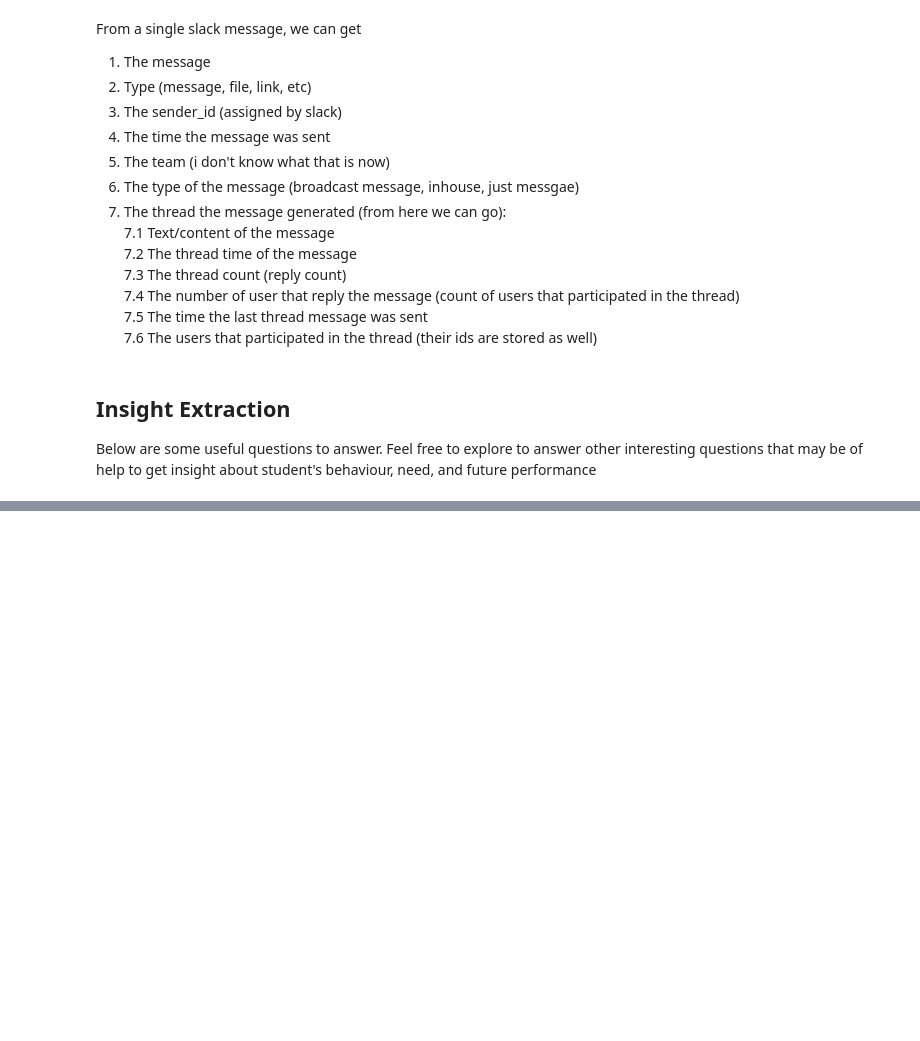
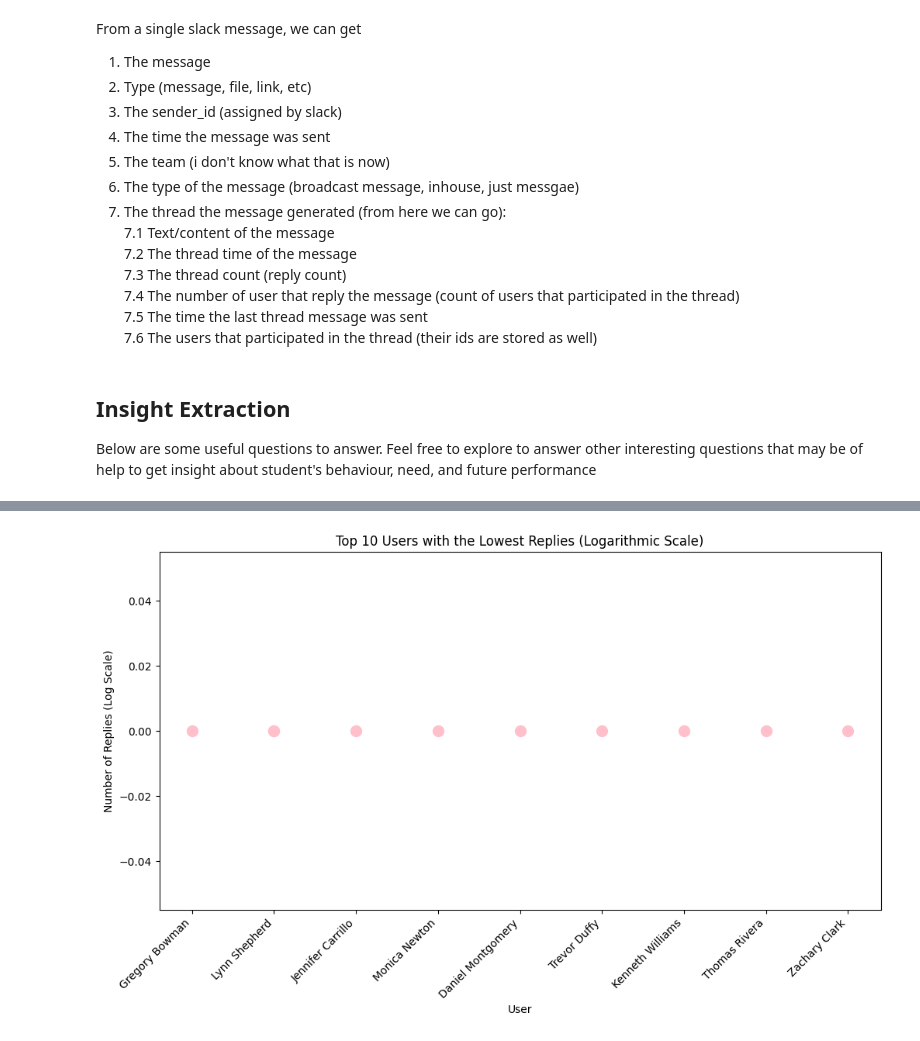
Before and after one commit to Azizadx/nasrallah-week0_10academy, a Jupyter notebook: notebooks/parse_slack_data.ipynb, the cells around one changed output, grey strips where cells are left out. Cells and saved outputs as stored; diff of their text form; code cells hidden in the pictures; blank space fills up the shorter version.

```diff
--- a/notebooks/parse_slack_data.ipynb
+++ b/notebooks/parse_slack_data.ipynb
@@ -334,0 +396,4 @@ Below are some useful questions to answer. Feel free to explore to answer other
+# %%
+def get_bottom_users_by_replies_count(data: pd.DataFrame, bottom_n=10):
+    bottom_users = data.nsmallest(bottom_n, 'reply_count')[['sender_name', 'reply_count']]
+    return bottom_users
@@ -334,0 +430,18 @@ Below are some useful questions to answer. Feel free to explore to answer other
+# %%
+def plot_top_users_with_lowest_replies(data: pd.DataFrame, top_n=10):
+    bottom_users = get_bottom_users_by_replies_count(data, top_n)
+
+    plt.figure(figsize=(12, 6))
+    plt.scatter(bottom_users['sender_name'], bottom_users['reply_count'], color='pink', s=100)
+    plt.title(f'Top {top_n} Users with the Lowest Replies (Logarithmic Scale)')
+    plt.xlabel('User')
+    plt.ylabel('Number of Replies (Log Scale)')
+    plt.xticks(rotation=45, ha='right')
+    plt.show()
+
+def get_bottom_users_by_replies_count(data: pd.DataFrame, top_n=10):
+    return data.nsmallest(top_n, 'reply_count')[['sender_name', 'reply_count']]
+# %%
+plot_top_users_with_lowest_replies(dframe)
+# %% [output]
+[figure, added]
```
Also changed, not shown: parts of 17 cells of this notebook, 3 other files.
